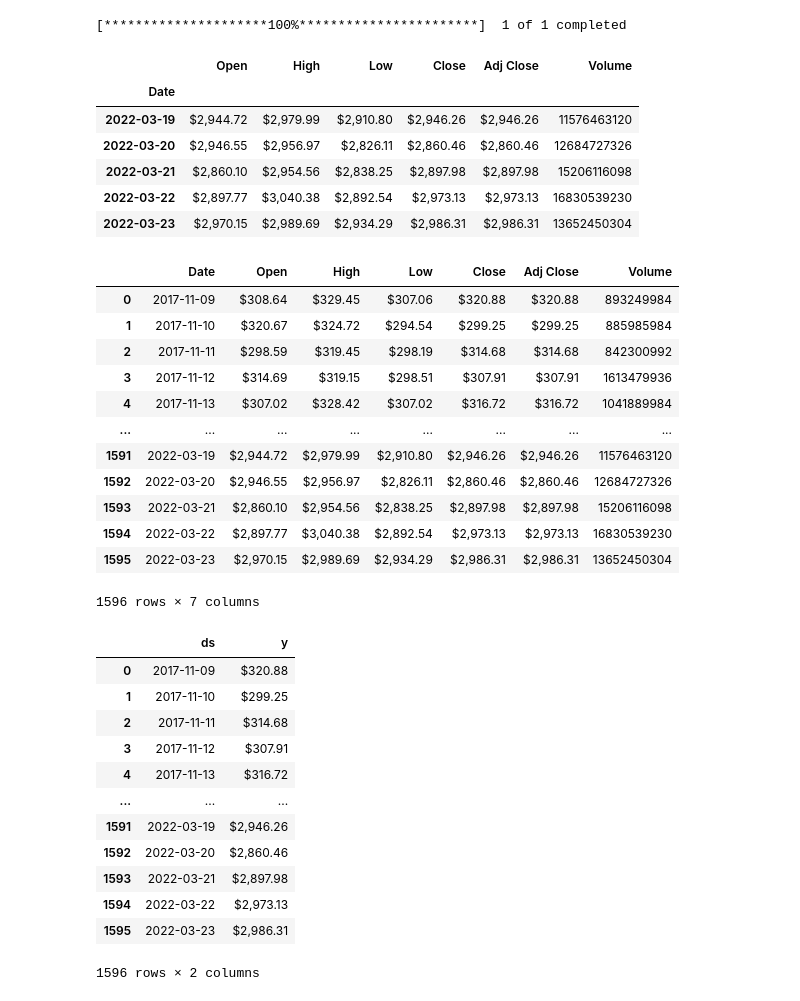
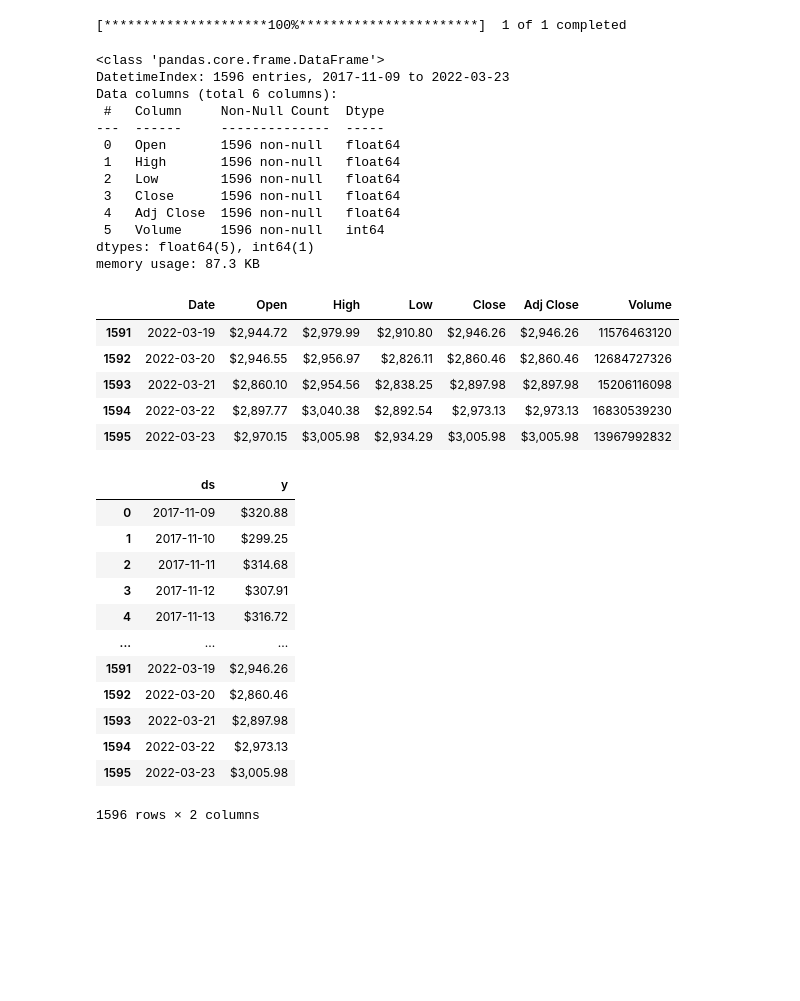
Before and after one commit to BrunoGeraldine/B3_predict_share_bmg, a Jupyter notebook: notebook/predict_criptocoin_with_prophet.ipynb, the cells around one changed output. Drawn from its saved outputs; the diff is of its cells as text; code cells hidden in the pictures; blank space fills up the shorter version.

```diff
--- a/notebook/predict_criptocoin_with_prophet.ipynb
+++ b/notebook/predict_criptocoin_with_prophet.ipynb
@@ -20,37 +20,38 @@ pd.options.display.float_format = '${:,.2f}'.format
 #!pip install prophet
 # %%
 hj = datetime.today().strftime('%Y-%m-%d')
-data_in = '2016-01-01'
-df_eth = yf.download('ETH-USD', data_in, hj)
-df_eth.tail()
+data_ini = '2016-01-01'
+df_eth = yf.download('ETH-USD', data_ini, hj)
 # %% [output]
 [*********************100%***********************]  1 of 1 completed
-|  | Open | High | Low | Close | Adj Close | Volume |
-| Date |  |  |  |  |  |  |
-| 2022-03-19 | $2,944.72 | $2,979.99 | $2,910.80 | $2,946.26 | $2,946.26 | 11576463120 |
-| 2022-03-20 | $2,946.55 | $2,956.97 | $2,826.11 | $2,860.46 | $2,860.46 | 12684727326 |
-| 2022-03-21 | $2,860.10 | $2,954.56 | $2,838.25 | $2,897.98 | $2,897.98 | 15206116098 |
-| 2022-03-22 | $2,897.77 | $3,040.38 | $2,892.54 | $2,973.13 | $2,973.13 | 16830539230 |
-| 2022-03-23 | $2,970.15 | $2,989.69 | $2,934.29 | $2,986.31 | $2,986.31 | 13652450304 |
+# %%
+df_eth.info()
+# %% [output]
+<class 'pandas.core.frame.DataFrame'>
+DatetimeIndex: 1596 entries, 2017-11-09 to 2022-03-23
+Data columns (total 6 columns):
+ #   Column     Non-Null Count  Dtype
+---  ------     --------------  -----
+ 0   Open       1596 non-null   float64
+ 1   High       1596 non-null   float64
+ 2   Low        1596 non-null   float64
+ 3   Close      1596 non-null   float64
+ 4   Adj Close  1596 non-null   float64
+ 5   Volume     1596 non-null   int64
+dtypes: float64(5), int64(1)
+memory usage: 87.3 KB
 # %%
 # O porphet precisa de uma coluna de data e uma coluna numerica
 df_eth.reset_index(inplace=True) # altera o indice e coloca o date como coluna
 # %%
-df_eth
+df_eth.tail()
 # %% [output]
 |  | Date | Open | High | Low | Close | Adj Close | Volume |
-| 0 | 2017-11-09 | $308.64 | $329.45 | $307.06 | $320.88 | $320.88 | 893249984 |
-| 1 | 2017-11-10 | $320.67 | $324.72 | $294.54 | $299.25 | $299.25 | 885985984 |
-| 2 | 2017-11-11 | $298.59 | $319.45 | $298.19 | $314.68 | $314.68 | 842300992 |
-| 3 | 2017-11-12 | $314.69 | $319.15 | $298.51 | $307.91 | $307.91 | 1613479936 |
-| 4 | 2017-11-13 | $307.02 | $328.42 | $307.02 | $316.72 | $316.72 | 1041889984 |
-| ... | ... | ... | ... | ... | ... | ... | ... |
 | 1591 | 2022-03-19 | $2,944.72 | $2,979.99 | $2,910.80 | $2,946.26 | $2,946.26 | 11576463120 |
 | 1592 | 2022-03-20 | $2,946.55 | $2,956.97 | $2,826.11 | $2,860.46 | $2,860.46 | 12684727326 |
 | 1593 | 2022-03-21 | $2,860.10 | $2,954.56 | $2,838.25 | $2,897.98 | $2,897.98 | 15206116098 |
 | 1594 | 2022-03-22 | $2,897.77 | $3,040.38 | $2,892.54 | $2,973.13 | $2,973.13 | 16830539230 |
-| 1595 | 2022-03-23 | $2,970.15 | $2,989.69 | $2,934.29 | $2,986.31 | $2,986.31 | 13652450304 |
+| 1595 | 2022-03-23 | $2,970.15 | $3,005.98 | $2,934.29 | $3,005.98 | $3,005.98 | 13967992832 |
-1596 rows × 7 columns
 # %%
 # Renomeando as colunas para os dados requeridos pelo prophet
 df = df_eth[['Date', 'Adj Close']]
@@ -68,7 +69,7 @@ df
 | 1592 | 2022-03-20 | $2,860.46 |
 | 1593 | 2022-03-21 | $2,897.98 |
 | 1594 | 2022-03-22 | $2,973.13 |
-| 1595 | 2022-03-23 | $2,986.31 |
+| 1595 | 2022-03-23 | $3,005.98 |
 1596 rows × 2 columns
 # %%
 # Grafico preco fechamento
```
Also changed, not shown: parts of 7 cells of this notebook.
